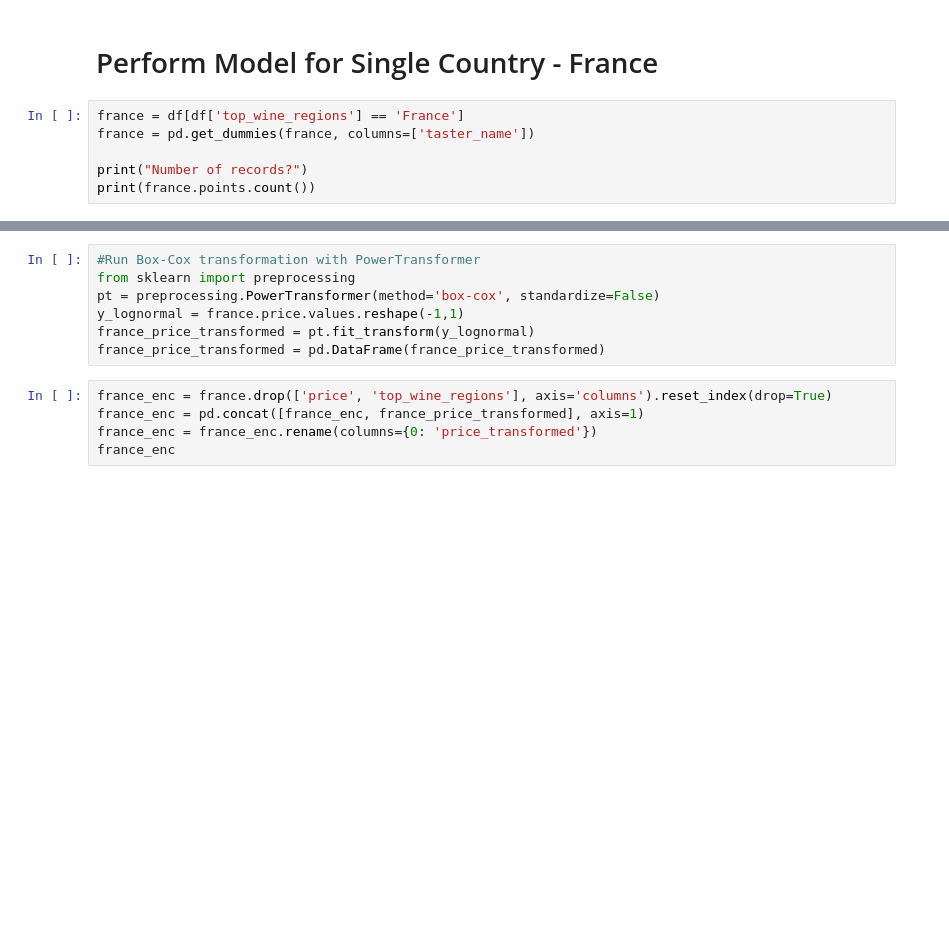
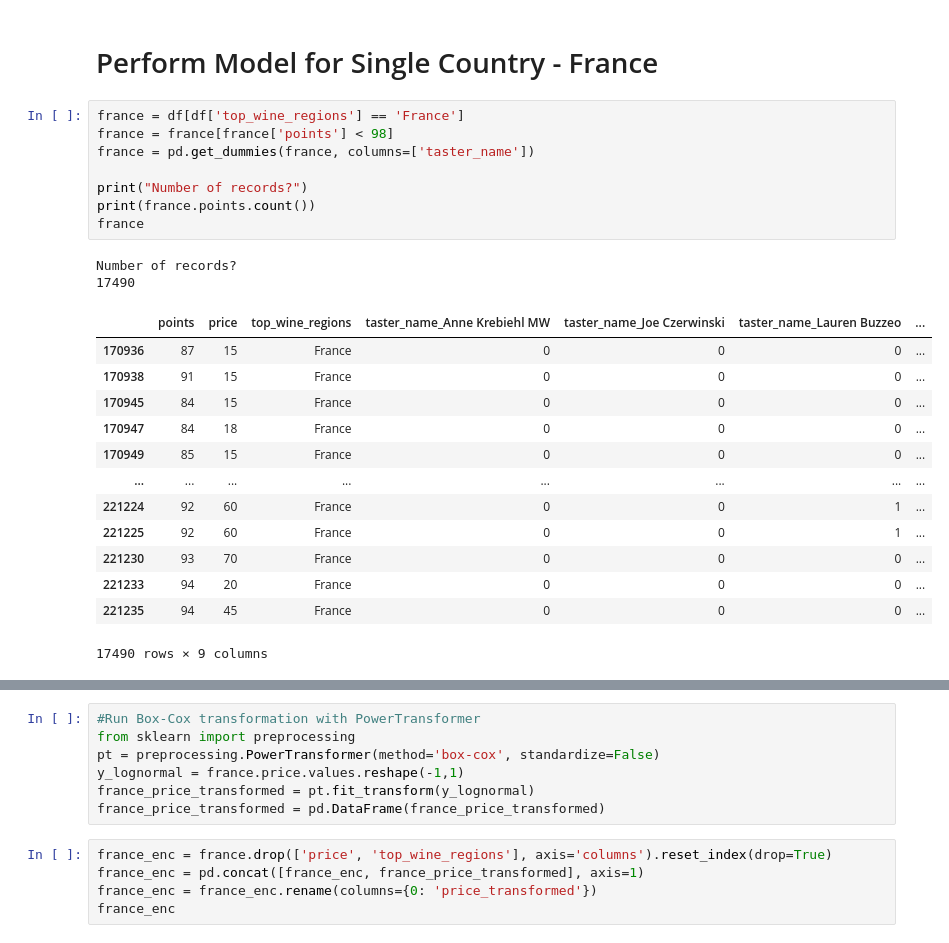
Before and after one commit to miladdavoodi9/Wine_Pricing_Model, a Jupyter notebook: ML.ipynb, the cells around one changed output, grey strips where cells are left out. Cells and saved outputs as stored; diff of their text form; blank space fills up the shorter version.

```diff
--- a/ML.ipynb
+++ b/ML.ipynb
@@ -359,10 +391,28 @@ strong multicollinearity problems or that the design matrix is singular.
 # Perform Model for Single Country - France
 # %%
 france = df[df['top_wine_regions'] == 'France']
+france = france[france['points'] < 98]
 france = pd.get_dummies(france, columns=['taster_name'])
 
 print("Number of records?")
 print(france.points.count())
+france
+# %% [output]
+Number of records?
+17490
+|  | points | price | top_wine_regions | taster_name_Anne Krebiehl MW | taster_name_Joe Czerwinski | taster_name_Lauren Buzzeo | ... |
+| 170936 | 87 | 15 | France | 0 | 0 | 0 | ... |
+| 170938 | 91 | 15 | France | 0 | 0 | 0 | ... |
+| 170945 | 84 | 15 | France | 0 | 0 | 0 | ... |
+| 170947 | 84 | 18 | France | 0 | 0 | 0 | ... |
+| 170949 | 85 | 15 | France | 0 | 0 | 0 | ... |
+| ... | ... | ... | ... | ... | ... | ... | ... |
+| 221224 | 92 | 60 | France | 0 | 0 | 1 | ... |
+| 221225 | 92 | 60 | France | 0 | 0 | 1 | ... |
+| 221230 | 93 | 70 | France | 0 | 0 | 0 | ... |
+| 221233 | 94 | 20 | France | 0 | 0 | 0 | ... |
+| 221235 | 94 | 45 | France | 0 | 0 | 0 | ... |
+17490 rows × 9 columns
 # %%
 #Plot points and price for US data
 plt.scatter(france['points'], france['price'])
```
Also changed, not shown: parts of 11 cells of this notebook.
